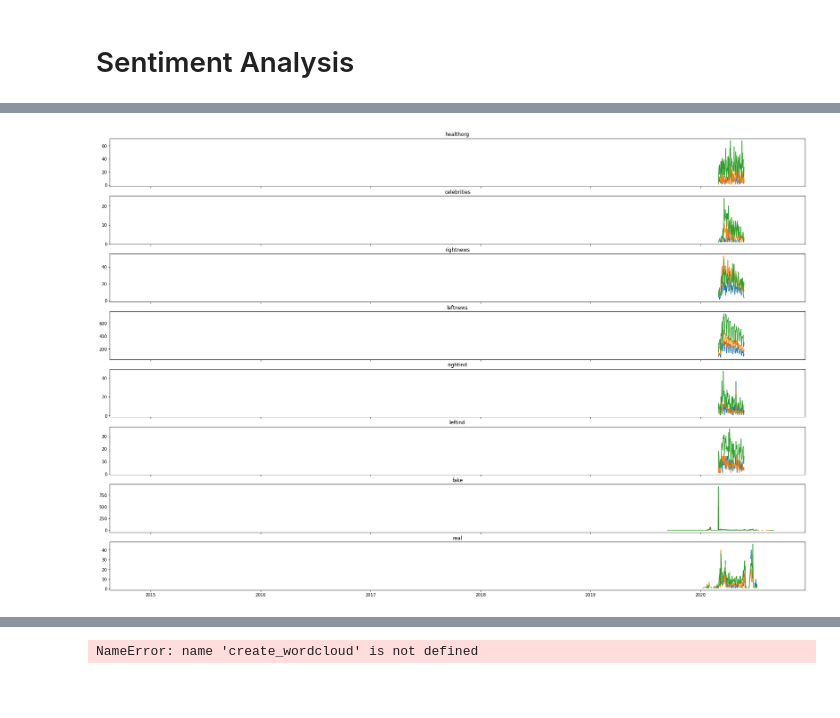
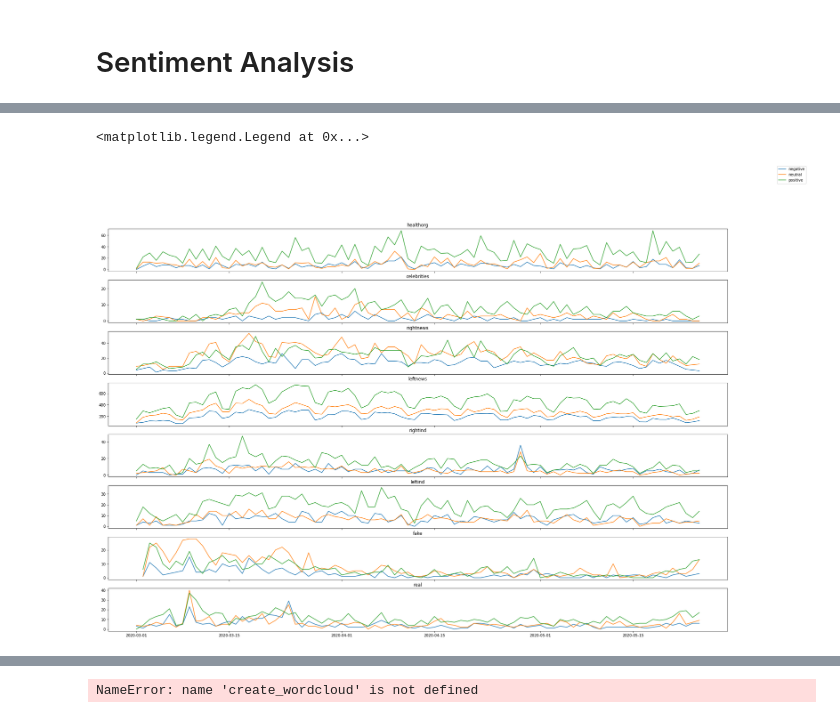
Before and after one commit to jennifertramsu/bdc2021, a Jupyter notebook: sentiment.ipynb, the cells around one changed output, grey strips where cells are left out. Saved outputs shown, nothing was run; the diff lists cells and outputs as text; code cells hidden in the pictures; blank space fills up the shorter version.

Commit message:
Timelines for sentiment added

```diff
--- a/sentiment.ipynb
+++ b/sentiment.ipynb
@@ -72,9 +72,18 @@ for i in range(len(files)):
 # %%
 # groupby
+import datetime
+fig, axes = plt.subplots(8, 1, figsize=[30, 20], sharex=True)
 
-fig, axes = plt.subplots(8, 1, figsize=[30, 20], sharex=True)
 for i in range(len(files)):
-    axes[i].plot(files[i].groupby("date").sentiment.value_counts().unstack(level=1))
-    axes[i].set_title(names[i])
+    if names[i] != 'fake':
+        axes[i].plot(files[i].groupby("date").sentiment.value_counts().unstack(level=1).fillna(0))
+        axes[i].set_title(names[i])
+    else:
+        test = files[i][files[i].date > datetime.datetime(2020,3,1)]
+        axes[i].plot(test.groupby("date").sentiment.value_counts().unstack(level=1).fillna(0))
+        axes[i].set_title(names[i])
+
+fig.legend(files[0].groupby("date").sentiment.value_counts().unstack(level=1))
 # %% [output]
+<matplotlib.legend.Legend at 0x...>
-[figure, old version]
+[figure, new version]
```
Also changed, not shown: parts of 2 cells of this notebook.
